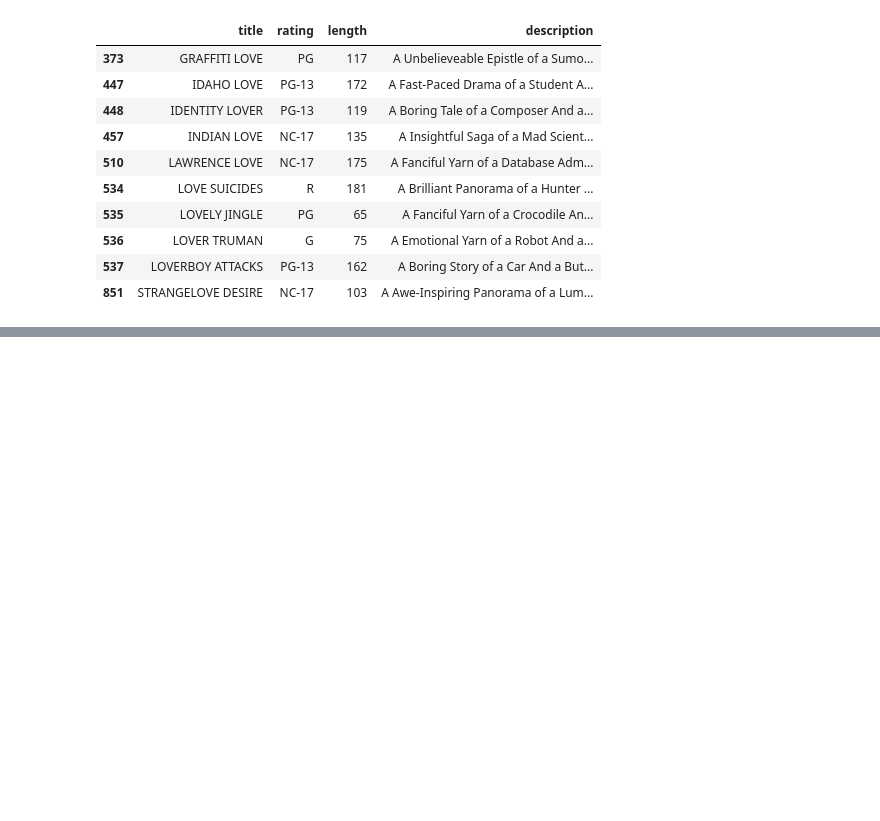
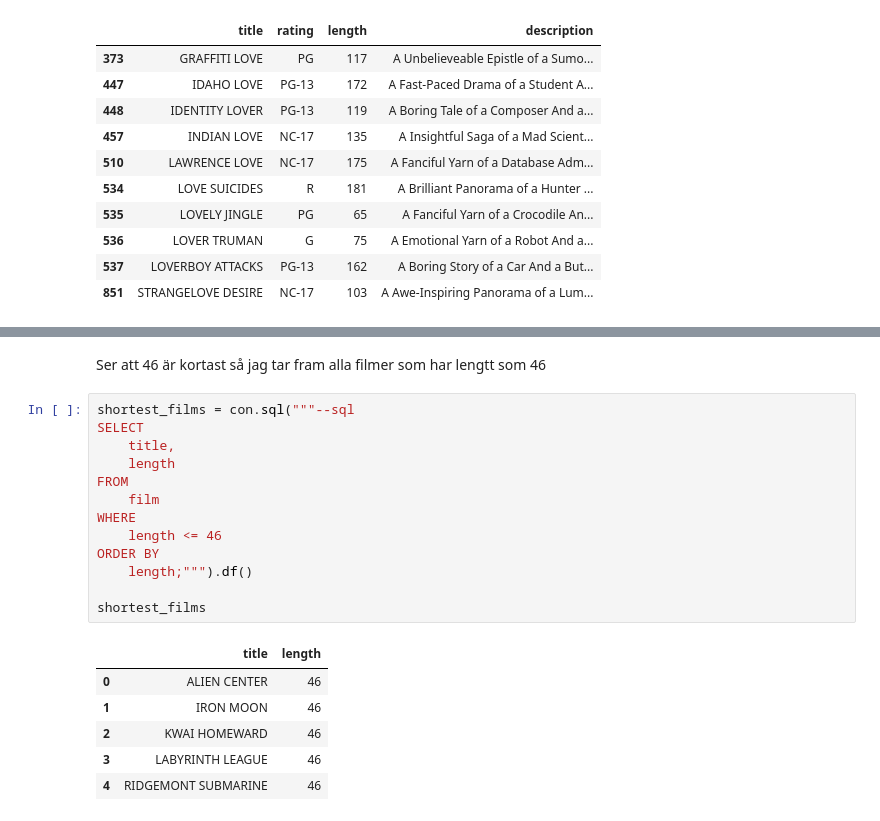
Before and after one commit to luckepucke6/sakila_lab_lucas_lindh, a Jupyter notebook: notebooks/eda_sakila.ipynb, the cells around one changed output, grey strips where cells are left out. Saved outputs shown, nothing was run; the diff lists cells and outputs as text; blank space fills up the shorter version.

```diff
--- a/notebooks/eda_sakila.ipynb
+++ b/notebooks/eda_sakila.ipynb
@@ -106,0 +132,22 @@ films[films['title'].str.contains('love', case=False)][['title', 'rating', 'leng
+# %% [markdown]
+Ser att 46 är kortast så jag tar fram alla filmer som har lengtt som 46
+# %%
+shortest_films = con.sql("""--sql
+SELECT
+    title,
+    length
+FROM
+    film
+WHERE
+    length <= 46
+ORDER BY
+    length;""").df()
+
+shortest_films
+# %% [output]
+|  | title | length |
+| 0 | ALIEN CENTER | 46 |
+| 1 | IRON MOON | 46 |
+| 2 | KWAI HOMEWARD | 46 |
+| 3 | LABYRINTH LEAGUE | 46 |
+| 4 | RIDGEMONT SUBMARINE | 46 |
```
Also changed, not shown: parts of 15 cells of this notebook, 1 other file.
